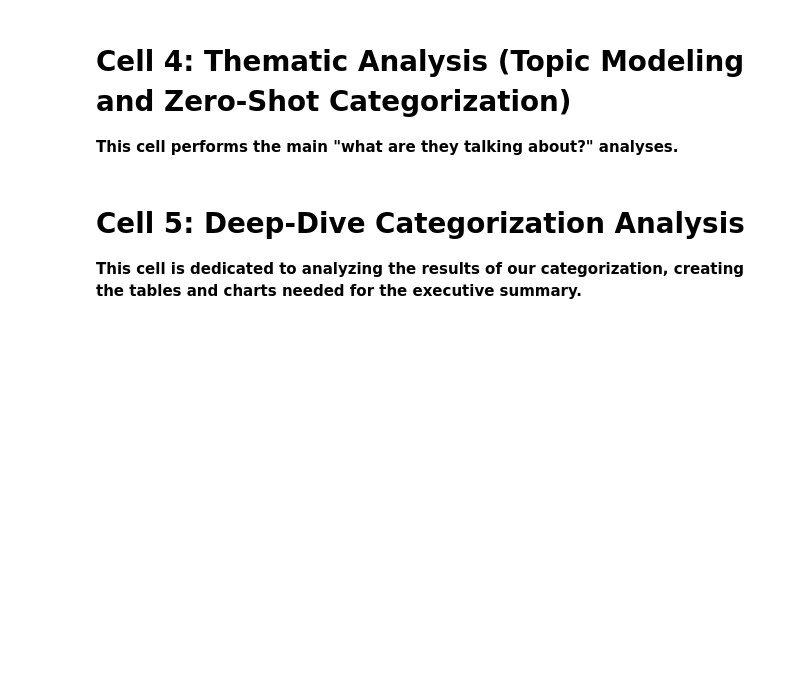
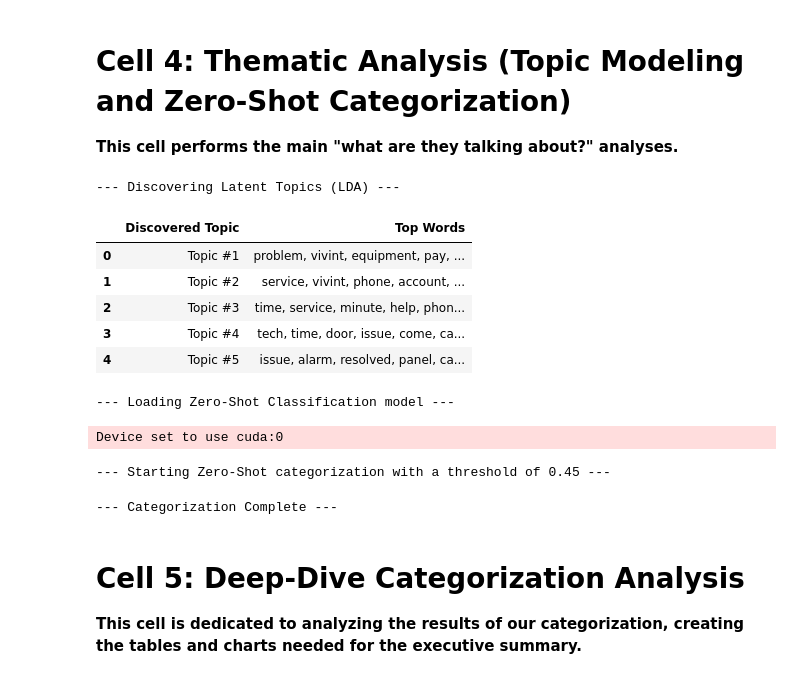
Before and after one commit to EJmGates/Python-Projects, a Jupyter notebook: verbatim-analysis-master-script.ipynb, the cells around one changed output. Cells and saved outputs as stored; diff of their text form; code cells hidden in the pictures; blank space fills up the shorter version.

```diff
--- a/verbatim-analysis-master-script.ipynb
+++ b/verbatim-analysis-master-script.ipynb
@@ -247,35 +336,47 @@ if dtm.shape[0] > 1 and dtm.shape[1] > 1:
 else:
     print("Not enough data to perform topic modeling.")
     df_topics = pd.DataFrame() # Create empty df if it fails
 
 # --- 2. Zero-Shot Root Cause Categorization ---
 print("\n--- Loading Zero-Shot Classification model ---")
 classifier = pipeline("zero-shot-classification", model="facebook/bart-large-mnli")
 
 def get_multi_label_predictions(text, labels, threshold):
     if not text or not isinstance(text, str): return []
     results = classifier(text, candidate_labels=labels, multi_label=True)
     return [label for i, label in enumerate(results['labels']) if results['scores'][i] >= threshold]
 
 def extract_key_phrases(text):
-    return ", ".join([str(p) for p in TextBlob(text).noun_phrases[:3]]) if text else ""
+    return "|".join([str(p) for p in TextBlob(text).noun_phrases[:3]]) if text else ""
 
 def categorize_row(row):
     text = row[TEXT_COLUMN_NAME]
     matched_cats = get_multi_label_predictions(text, list(CATEGORIES.keys()), CLASSIFICATION_THRESHOLD)
     matched_subcats = []
     if matched_cats:
         for cat in matched_cats:
             sub_preds = get_multi_label_predictions(text, CATEGORIES.get(cat, []), CLASSIFICATION_THRESHOLD)
             matched_subcats.extend(sub_preds)
         if not matched_subcats and (key_phrases := extract_key_phrases(text)):
             matched_subcats.append(f"SUGGESTION: {key_phrases}")
-    return ", ".join(matched_cats) if matched_cats else "Uncategorized", ", ".join(matched_subcats) if matched_subcats else ""
+    return "|".join(matched_cats) if matched_cats else 'Uncategorized', "|".join(matched_subcats) if matched_subcats else ""
 
 print(f"\n--- Starting Zero-Shot categorization with a threshold of {CLASSIFICATION_THRESHOLD:.2f} ---")
 df[['Category', 'Sub-Category']] = df.progress_apply(categorize_row, axis=1, result_type='expand')
 
 print("\n--- Categorization Complete ---")
+# %% [output]
+--- Discovering Latent Topics (LDA) ---
+|  | Discovered Topic | Top Words |
+| 0 | Topic #1 | problem, vivint, equipment, pay, ... |
+| 1 | Topic #2 | service, vivint, phone, account, ... |
+| 2 | Topic #3 | time, service, minute, help, phon... |
+| 3 | Topic #4 | tech, time, door, issue, come, ca... |
+| 4 | Topic #5 | issue, alarm, resolved, panel, ca... |
+--- Loading Zero-Shot Classification model ---
+Device set to use cuda:0
+--- Starting Zero-Shot categorization with a threshold of 0.45 ---
+--- Categorization Complete ---
 # %% [markdown]
 # Cell 5: Deep-Dive Categorization Analysis
 **This cell is dedicated to analyzing the results of our categorization, creating the tables and charts needed for the executive summary.**
```
Also changed, not shown: parts of 5 cells of this notebook.
